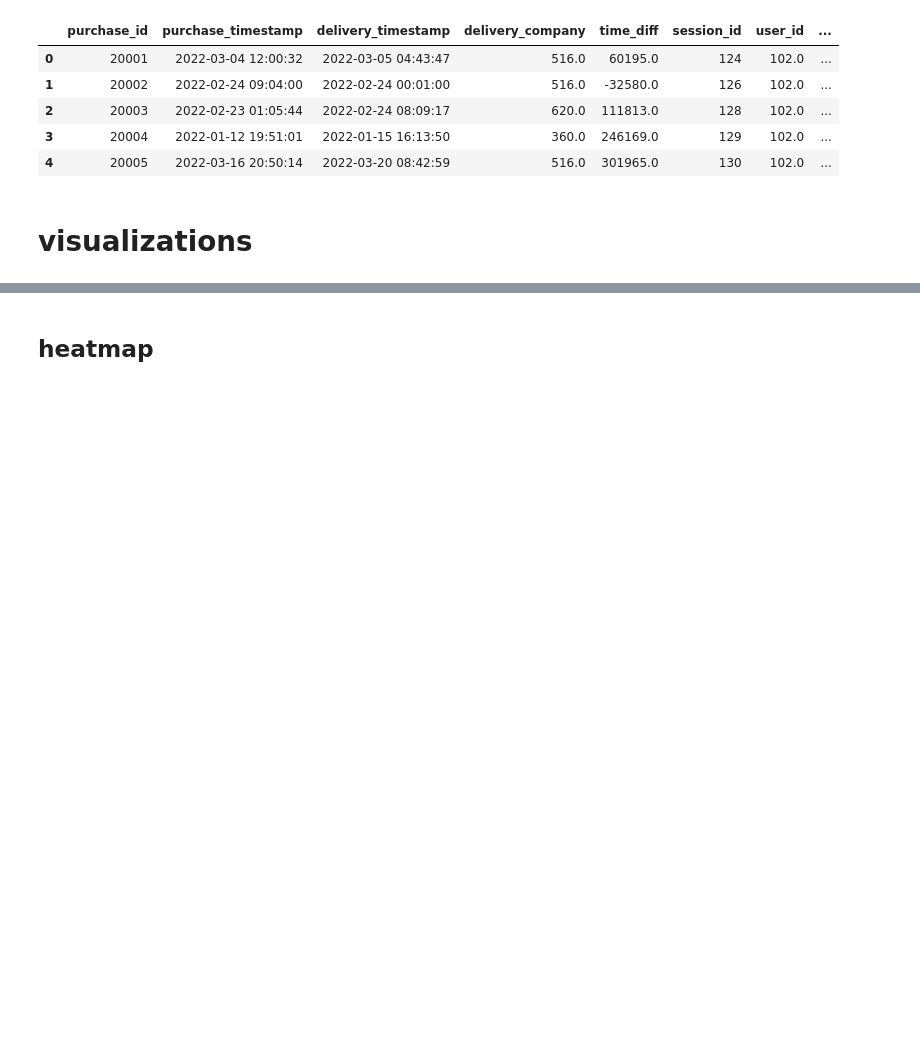
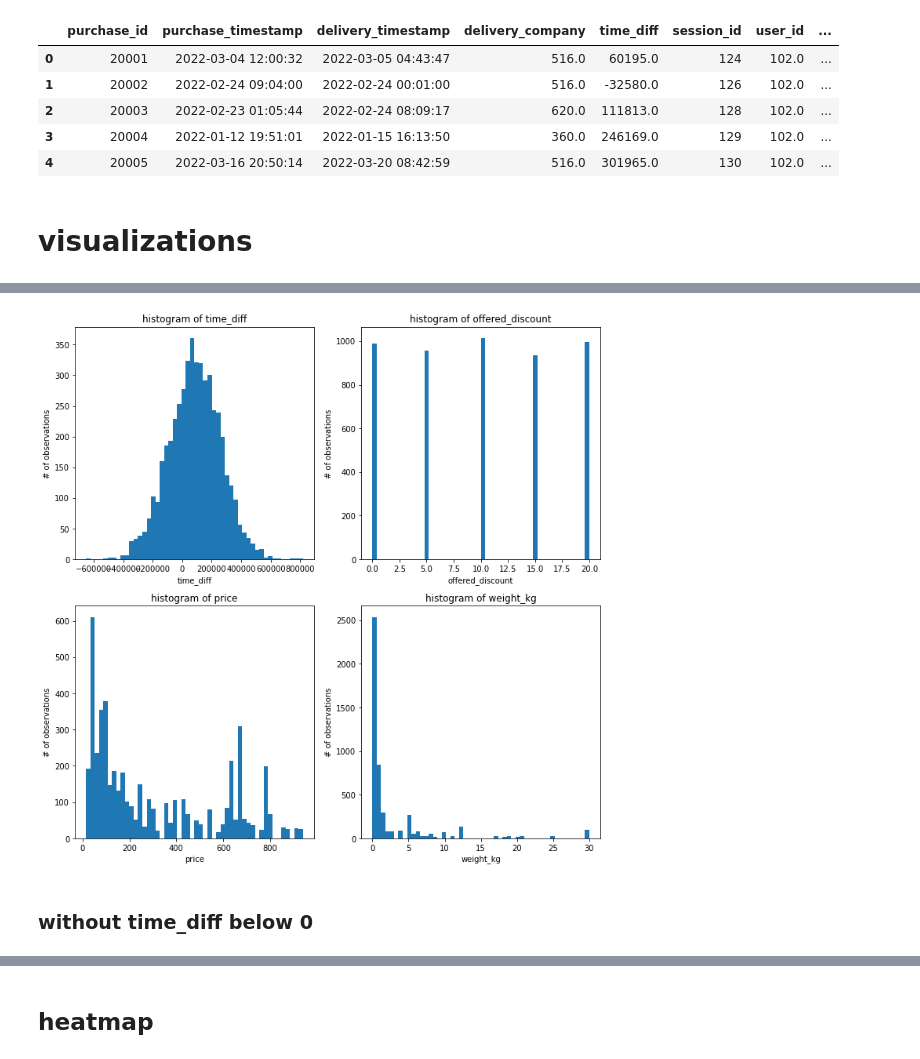
Before and after one commit to milosz-l/delivery-time, a Jupyter notebook: ETL.ipynb, the cells around one changed output, grey strips where cells are left out. Cells and saved outputs as stored; diff of their text form; code cells hidden in the pictures; blank space fills up the shorter version.

```diff
--- a/ETL.ipynb
+++ b/ETL.ipynb
@@ -110,0 +185,6 @@ memory usage: 903.4+ KB
+# %%
+plot_histograms(df)
+# %% [output]
+[figure, added]
+# %% [markdown]
+### without time_diff below 0
```
Also changed, not shown: parts of 21 cells of this notebook.
